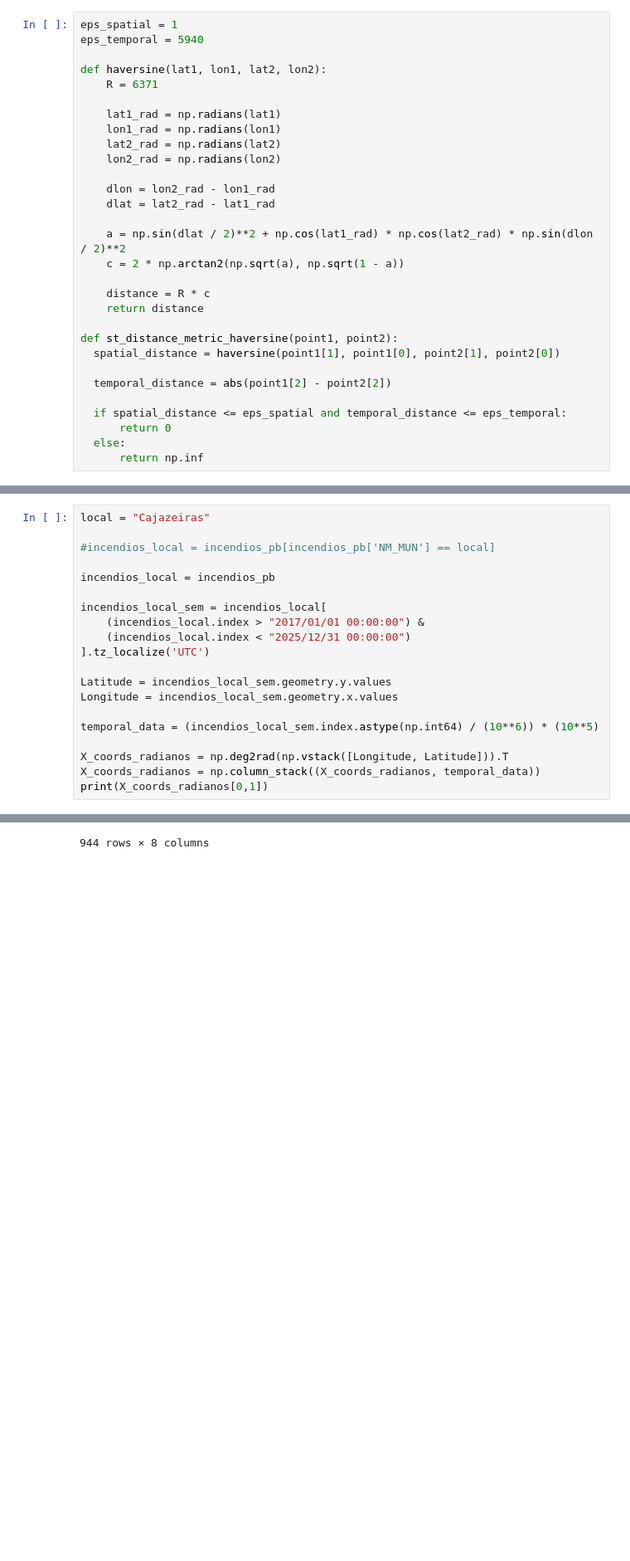
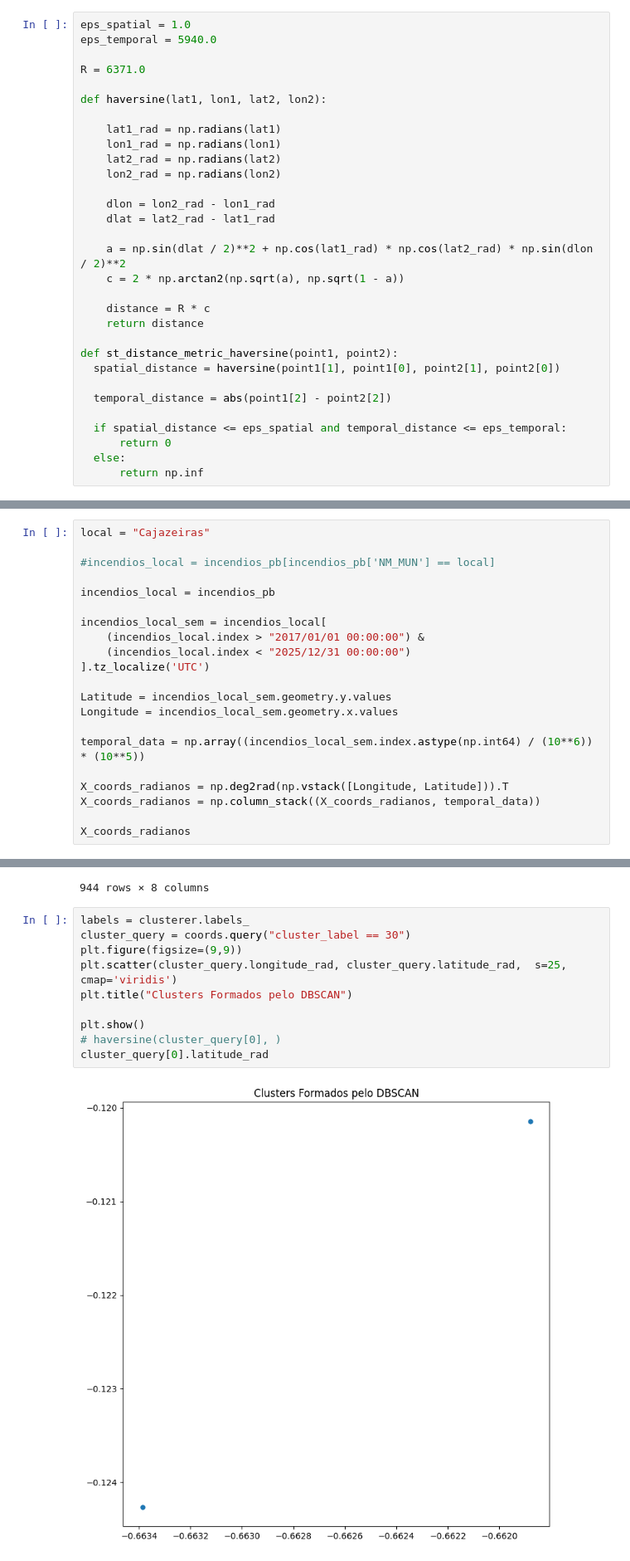
Before and after one commit to henrqueDev/ST-BDQueimadas-Modis, a Jupyter notebook: ST_IncendiosPB.ipynb, the cells around one changed output, grey strips where cells are left out. Shown at 83% size. Drawn from its saved outputs; the diff is of its cells as text; blank space fills up the shorter version.

```diff
--- a/ST_IncendiosPB.ipynb
+++ b/ST_IncendiosPB.ipynb
@@ -188,11 +158,12 @@ memory usage: 2.4+ MB
 # %% [markdown]
 # **Métodos de medidas e métricas de coordenadas e tempo**
 # %%
-eps_spatial = 1
-eps_temporal = 5940
+eps_spatial = 1.0
+eps_temporal = 5940.0
+
+R = 6371.0
 
 def haversine(lat1, lon1, lat2, lon2):
-    R = 6371
 
     lat1_rad = np.radians(lat1)
     lon1_rad = np.radians(lon1)
@@ -236,9 +207,10 @@ incendios_local_sem = incendios_local[
 Latitude = incendios_local_sem.geometry.y.values
 Longitude = incendios_local_sem.geometry.x.values
 
-temporal_data = (incendios_local_sem.index.astype(np.int64) / (10**6)) * (10**5)
+temporal_data = np.array((incendios_local_sem.index.astype(np.int64) / (10**6)) * (10**5))
 
 X_coords_radianos = np.deg2rad(np.vstack([Longitude, Latitude])).T
 X_coords_radianos = np.column_stack((X_coords_radianos, temporal_data))
-print(X_coords_radianos[0,1])
+
+X_coords_radianos
 # %% [output]
@@ -384,3 +395,15 @@ coords_ruido
 | 2017-12-30 16:28:00+00:00 | 46.6 | 0.0 | 1.0 | -0.138544 | -0.648250 | 1.514651e+11 | -1 | 1 |
 | 2017-12-31 15:33:00+00:00 | 54.4 | 8.0 | 1.0 | -0.136677 | -0.648669 | 1.514734e+11 | -1 | 1 |
 944 rows × 8 columns
+# %%
+labels = clusterer.labels_
+cluster_query = coords.query("cluster_label == 30")
+plt.figure(figsize=(9,9))
+plt.scatter(cluster_query.longitude_rad, cluster_query.latitude_rad,  s=25, cmap='viridis')
+plt.title("Clusters Formados pelo DBSCAN")
+
+plt.show()
+# haversine(cluster_query[0], )
+cluster_query[0].latitude_rad
+# %% [output]
+[figure, added]
```
Also changed, not shown: parts of 10 cells of this notebook, 3 other files.
